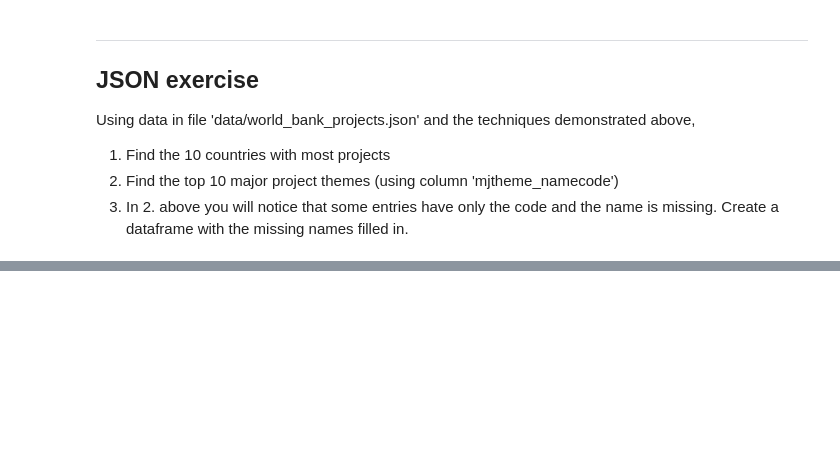
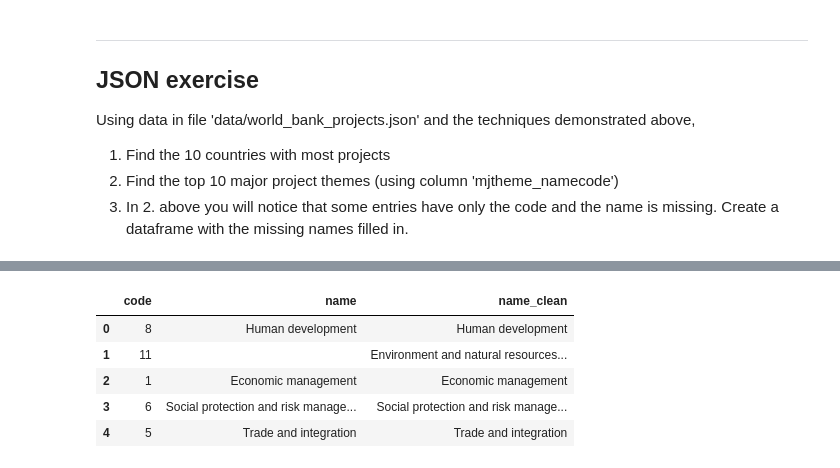
Before and after one commit to Ylazerson/sb-mini-project-world-bank, a Jupyter notebook: notebooks/sliderule_dsi_json_exercise.ipynb, the cells around one changed output, grey strips where cells are left out. Cells and saved outputs as stored; diff of their text form; code cells hidden in the pictures; blank space fills up the shorter version.

```diff
--- a/notebooks/sliderule_dsi_json_exercise.ipynb
+++ b/notebooks/sliderule_dsi_json_exercise.ipynb
@@ -139,0 +188,4 @@ Using data in file 'data/world_bank_projects.json' and the techniques demonstrat
+# %%
+project_themes = json_normalize(world_bank_data, record_path='mjtheme_namecode')
+
+project_themes.head()
@@ -139,0 +237,12 @@ Using data in file 'data/world_bank_projects.json' and the techniques demonstrat
+# %%
+# Add cleaned up column:
+project_themes['name_clean'] = project_themes.groupby('code')['name'].transform(np.max)
+
+project_themes.head()
+# %% [output]
+|  | code | name | name_clean |
+| 0 | 8 | Human development | Human development |
+| 1 | 11 |  | Environment and natural resources... |
+| 2 | 1 | Economic management | Economic management |
+| 3 | 6 | Social protection and risk manage... | Social protection and risk manage... |
+| 4 | 5 | Trade and integration | Trade and integration |
```
Also changed, not shown: parts of 13 cells of this notebook, 4 other files.
